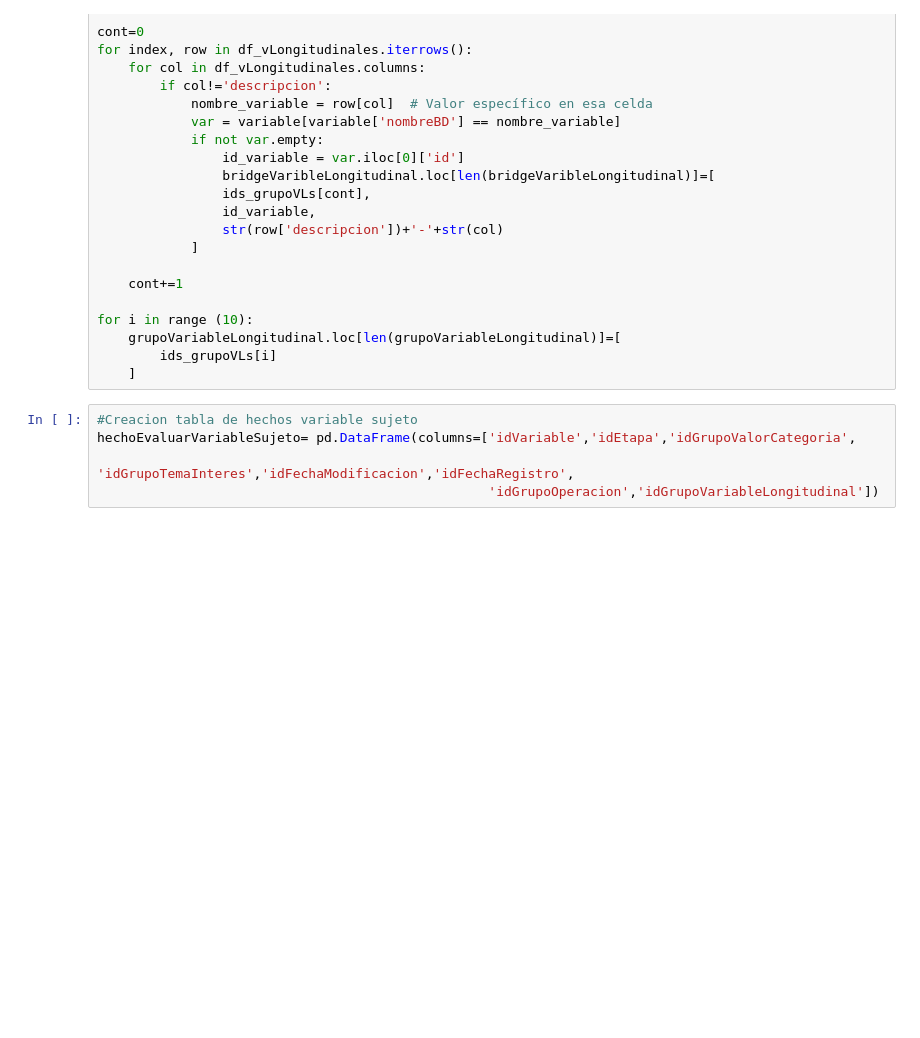
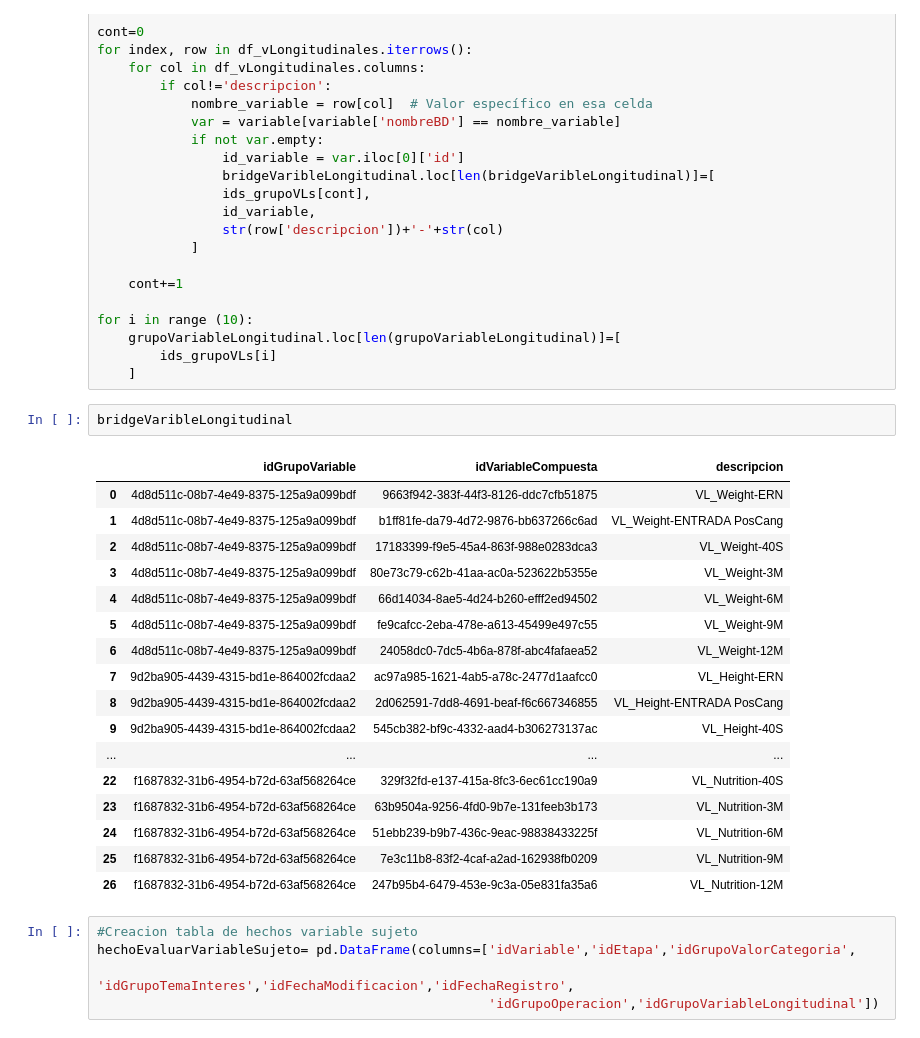
Before and after one commit to dcamachom/PG-Metadatos, a Jupyter notebook: pruebas_modelo.ipynb, the cells around one changed output. Cells and saved outputs as stored; diff of their text form; blank space fills up the shorter version.

```diff
--- a/pruebas_modelo.ipynb
+++ b/pruebas_modelo.ipynb
@@ -206,6 +206,26 @@ for i in range (10):
     grupoVariableLongitudinal.loc[len(grupoVariableLongitudinal)]=[
         ids_grupoVLs[i]
     ]
+# %%
+bridgeVaribleLongitudinal
+# %% [output]
+|  | idGrupoVariable | idVariableCompuesta | descripcion |
+| 0 | 4d8d511c-08b7-4e49-8375-125a9a099bdf | 9663f942-383f-44f3-8126-ddc7cfb51875 | VL_Weight-ERN |
+| 1 | 4d8d511c-08b7-4e49-8375-125a9a099bdf | b1ff81fe-da79-4d72-9876-bb637266c6ad | VL_Weight-ENTRADA PosCang |
+| 2 | 4d8d511c-08b7-4e49-8375-125a9a099bdf | 17183399-f9e5-45a4-863f-988e0283dca3 | VL_Weight-40S |
+| 3 | 4d8d511c-08b7-4e49-8375-125a9a099bdf | 80e73c79-c62b-41aa-ac0a-523622b5355e | VL_Weight-3M |
+| 4 | 4d8d511c-08b7-4e49-8375-125a9a099bdf | 66d14034-8ae5-4d24-b260-efff2ed94502 | VL_Weight-6M |
+| 5 | 4d8d511c-08b7-4e49-8375-125a9a099bdf | fe9cafcc-2eba-478e-a613-45499e497c55 | VL_Weight-9M |
+| 6 | 4d8d511c-08b7-4e49-8375-125a9a099bdf | 24058dc0-7dc5-4b6a-878f-abc4fafaea52 | VL_Weight-12M |
+| 7 | 9d2ba905-4439-4315-bd1e-864002fcdaa2 | ac97a985-1621-4ab5-a78c-2477d1aafcc0 | VL_Height-ERN |
+| 8 | 9d2ba905-4439-4315-bd1e-864002fcdaa2 | 2d062591-7dd8-4691-beaf-f6c667346855 | VL_Height-ENTRADA PosCang |
+| 9 | 9d2ba905-4439-4315-bd1e-864002fcdaa2 | 545cb382-bf9c-4332-aad4-b306273137ac | VL_Height-40S |
+| ... | ... | ... | ... |
+| 22 | f1687832-31b6-4954-b72d-63af568264ce | 329f32fd-e137-415a-8fc3-6ec61cc190a9 | VL_Nutrition-40S |
+| 23 | f1687832-31b6-4954-b72d-63af568264ce | 63b9504a-9256-4fd0-9b7e-131feeb3b173 | VL_Nutrition-3M |
+| 24 | f1687832-31b6-4954-b72d-63af568264ce | 51ebb239-b9b7-436c-9eac-98838433225f | VL_Nutrition-6M |
+| 25 | f1687832-31b6-4954-b72d-63af568264ce | 7e3c11b8-83f2-4caf-a2ad-162938fb0209 | VL_Nutrition-9M |
+| 26 | f1687832-31b6-4954-b72d-63af568264ce | 247b95b4-6479-453e-9c3a-05e831fa35a6 | VL_Nutrition-12M |
 # %%
 #Creacion tabla de hechos variable sujeto
 hechoEvaluarVariableSujeto= pd.DataFrame(columns=['idVariable','idEtapa','idGrupoValorCategoria',
```
Also changed, not shown: parts of 3 cells of this notebook.
